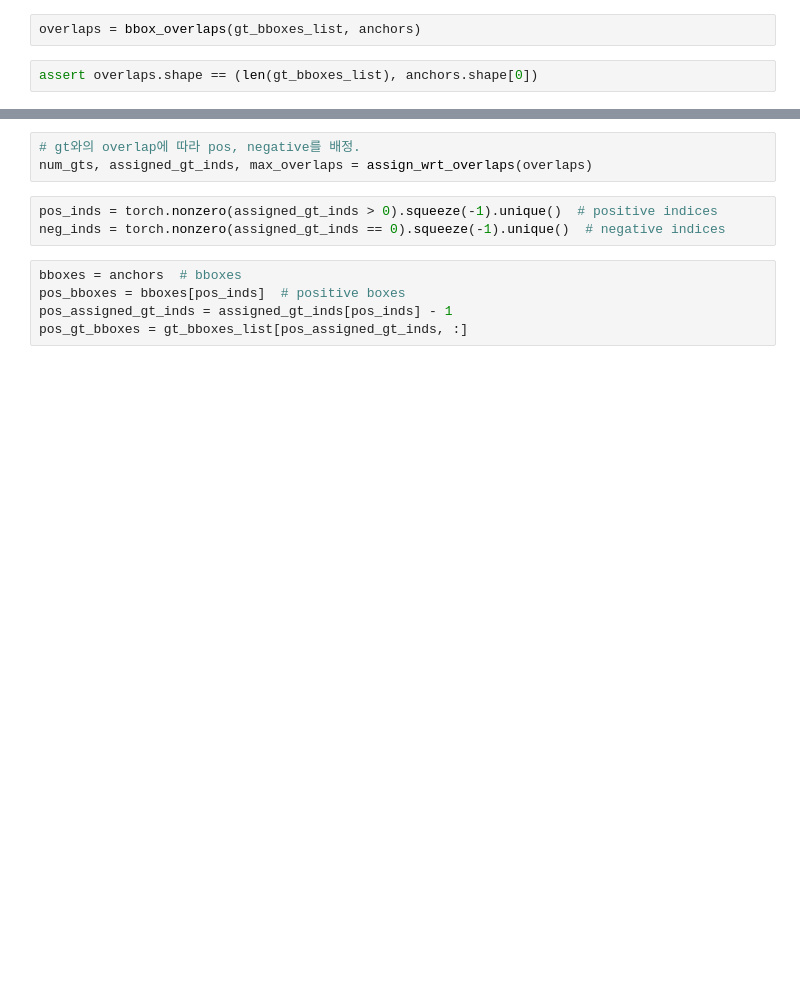
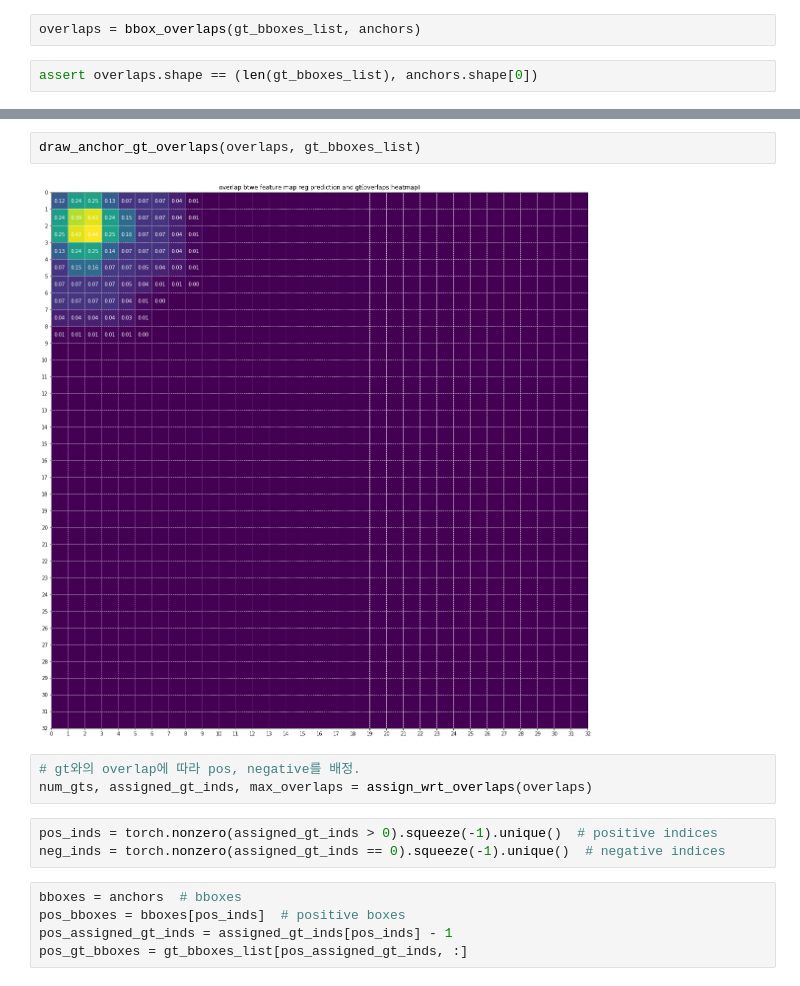
Before and after one commit to whikwon/mpmmdet, a Jupyter notebook: mmdet/anchor/anchor_target (modify).ipynb, the cells around one changed output, grey strips where cells are left out. Saved outputs shown, nothing was run; the diff lists cells and outputs as text; blank space fills up the shorter version.

```diff
--- a/mmdet/anchor/anchor_target (modify).ipynb
+++ b/mmdet/anchor/anchor_target (modify).ipynb
@@ -571,3 +591,7 @@ draw_anchor_gt_overlaps(overlaps_npy[..., :3], gt_bboxes_list)
+# %%
+draw_anchor_gt_overlaps(overlaps, gt_bboxes_list)
+# %% [output]
+[figure, added]
 # %%
 # gt와의 overlap에 따라 pos, negative를 배정.
 num_gts, assigned_gt_inds, max_overlaps = assign_wrt_overlaps(overlaps)
```
Also changed, not shown: parts of 17 cells of this notebook.
